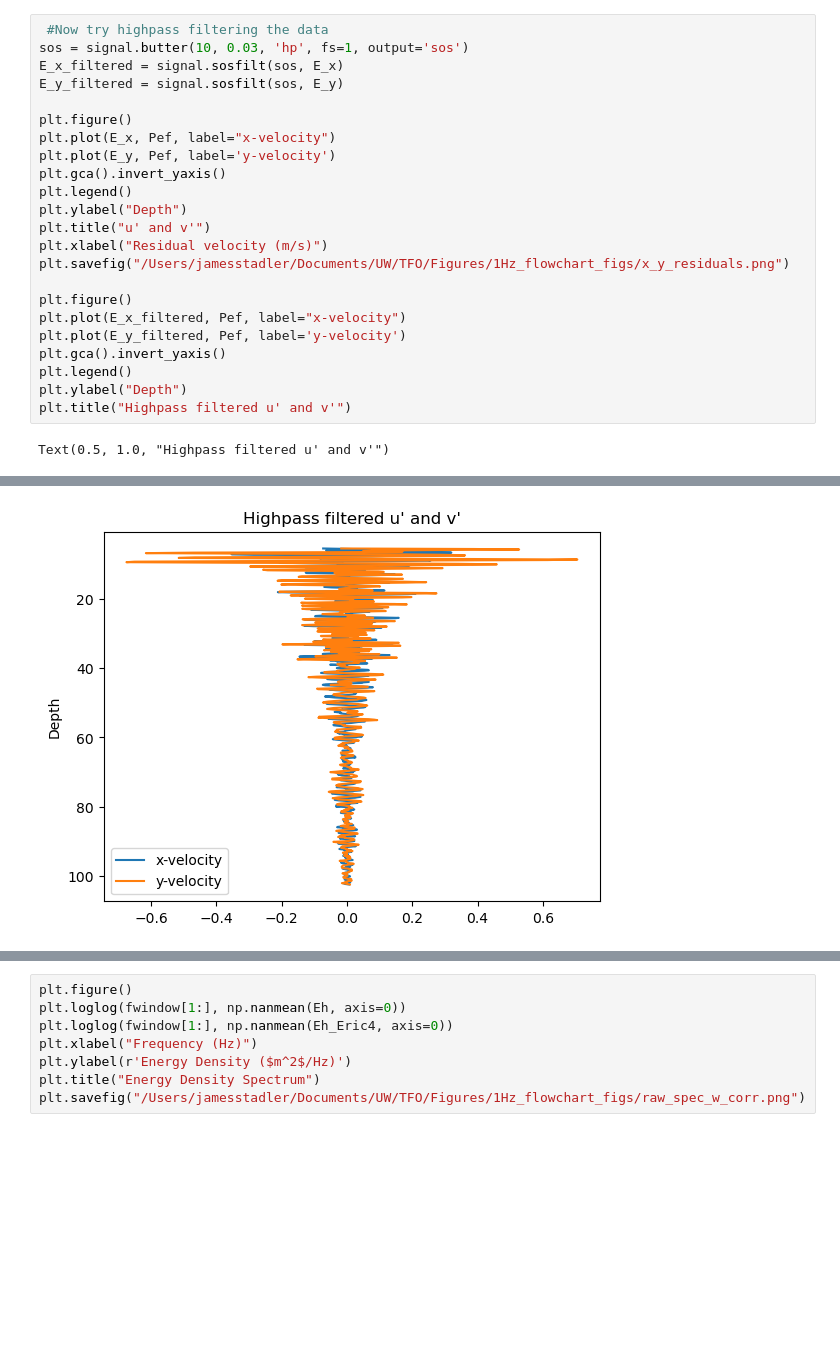
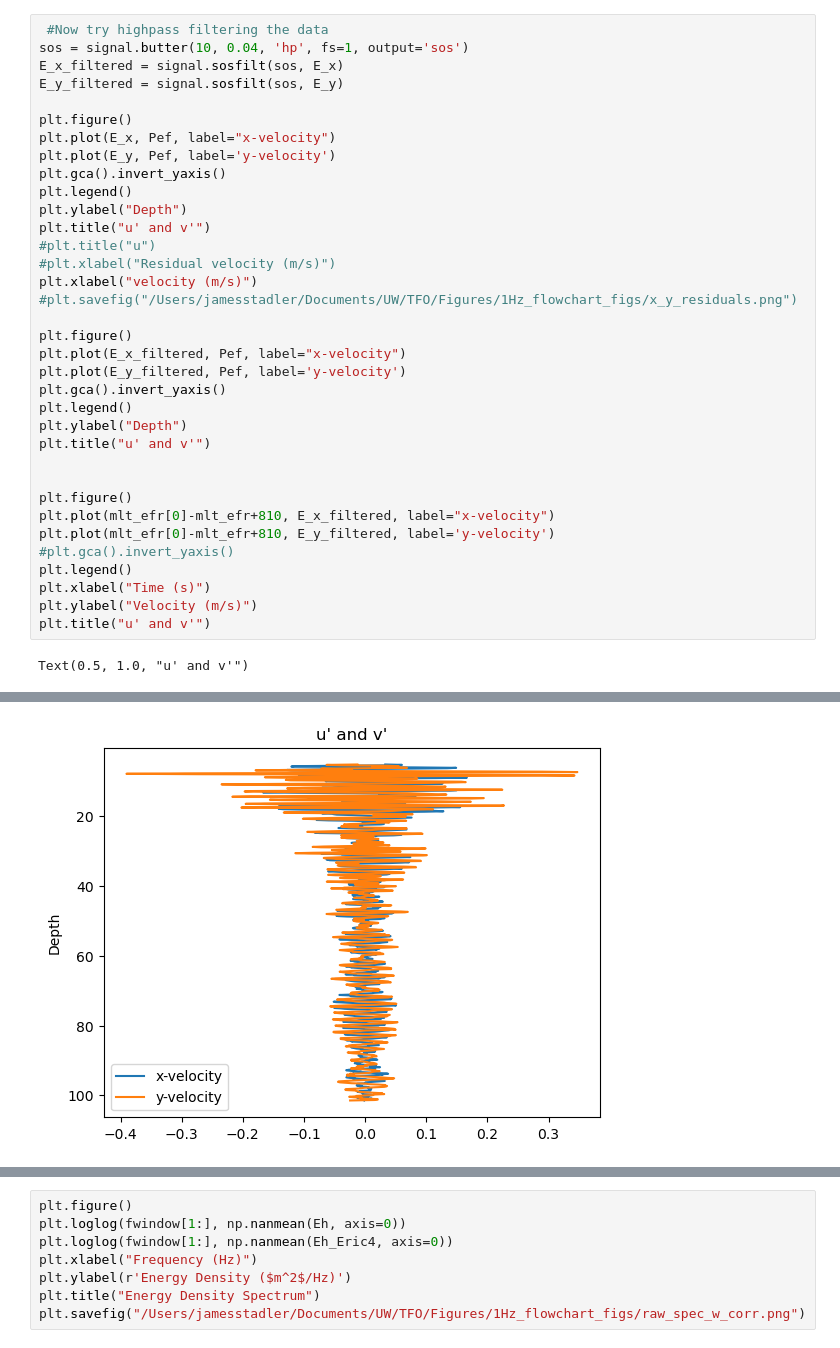
Before and after one commit to jjstadler/EMAPEX_WAVES, a Jupyter notebook: WaveProcessing/Flowchart_figures.ipynb, the cells around one changed output, grey strips where cells are left out. Cells and saved outputs as stored; diff of their text form; blank space fills up the shorter version.

```diff
--- a/WaveProcessing/Flowchart_figures.ipynb
+++ b/WaveProcessing/Flowchart_figures.ipynb
@@ -195,6 +274,6 @@ f.savefig("/Users/jamesstadler/Documents/UW/TFO/Figures/1Hz_flowchart_figs/volta
 # %%
  #Now try highpass filtering the data
-sos = signal.butter(10, 0.03, 'hp', fs=1, output='sos')
+sos = signal.butter(10, 0.04, 'hp', fs=1, output='sos')
 E_x_filtered = signal.sosfilt(sos, E_x)
 E_y_filtered = signal.sosfilt(sos, E_y)
 
@@ -205,8 +284,10 @@ plt.gca().invert_yaxis()
 plt.legend()
 plt.ylabel("Depth")
 plt.title("u' and v'")
-plt.xlabel("Residual velocity (m/s)")
-plt.savefig("/Users/jamesstadler/Documents/UW/TFO/Figures/1Hz_flowchart_figs/x_y_residuals.png")
+#plt.title("u")
+#plt.xlabel("Residual velocity (m/s)")
+plt.xlabel("velocity (m/s)")
+#plt.savefig("/Users/jamesstadler/Documents/UW/TFO/Figures/1Hz_flowchart_figs/x_y_residuals.png")
 
 plt.figure()
 plt.plot(E_x_filtered, Pef, label="x-velocity")
@@ -214,6 +295,16 @@ plt.plot(E_y_filtered, Pef, label='y-velocity')
 plt.gca().invert_yaxis()
 plt.legend()
 plt.ylabel("Depth")
-plt.title("Highpass filtered u' and v'")
+plt.title("u' and v'")
+
+
+plt.figure()
+plt.plot(mlt_efr[0]-mlt_efr+810, E_x_filtered, label="x-velocity")
+plt.plot(mlt_efr[0]-mlt_efr+810, E_y_filtered, label='y-velocity')
+#plt.gca().invert_yaxis()
+plt.legend()
+plt.xlabel("Time (s)")
+plt.ylabel("Velocity (m/s)")
+plt.title("u' and v'")
 # %% [output]
-Text(0.5, 1.0, "Highpass filtered u' and v'")
+Text(0.5, 1.0, "u' and v'")
@@ -221 +312 @@ Text(0.5, 1.0, "Highpass filtered u' and v'")
-[figure, old version]
+[figure, new version]
```
Also changed, not shown: parts of 37 cells of this notebook, 32 other files.
